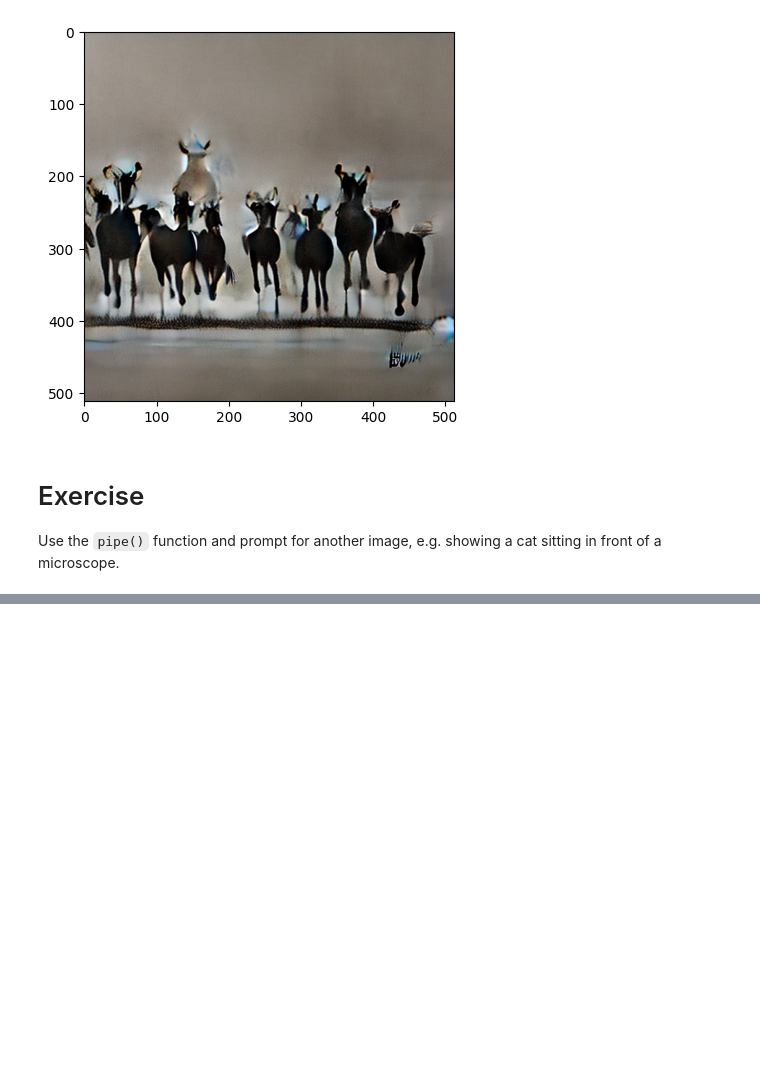
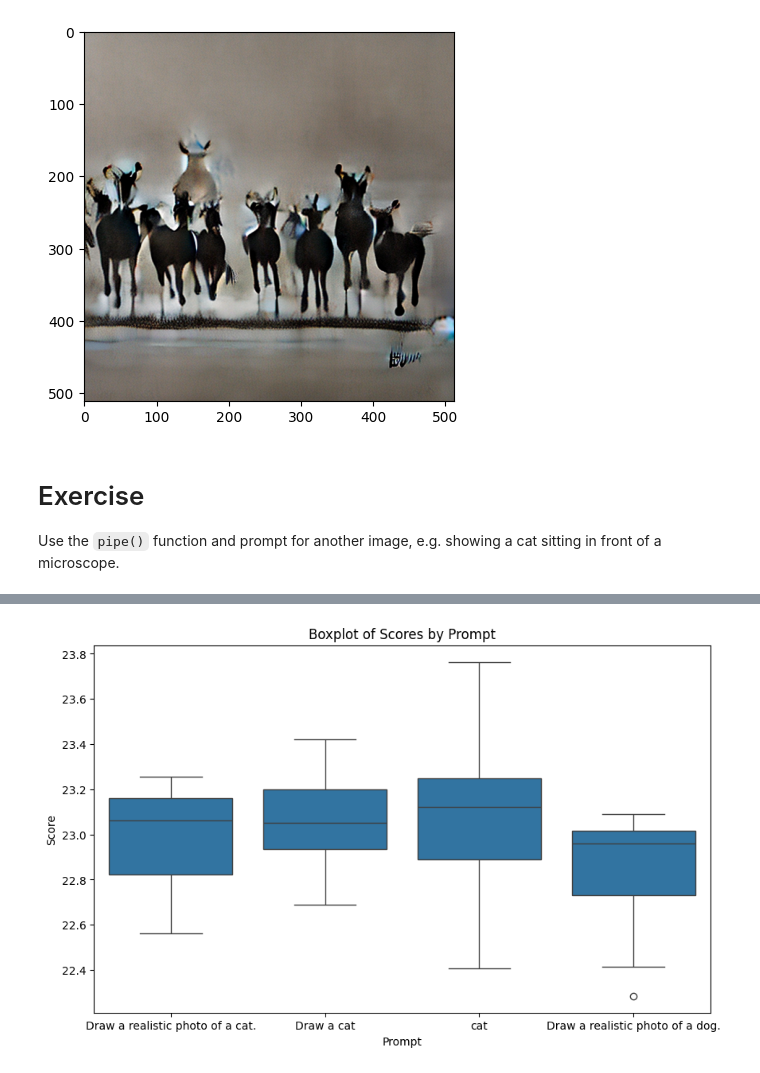
Before and after one commit to zrthxn/secretllm, a Jupyter notebook: 10-diffusion/1_stablediffusion.ipynb, the cells around one changed output, grey strips where cells are left out. Drawn from its saved outputs; the diff is of its cells as text; code cells hidden in the pictures; blank space fills up the shorter version.

```diff
--- a/10-diffusion/1_stablediffusion.ipynb
+++ b/10-diffusion/1_stablediffusion.ipynb
@@ -81,0 +138,16 @@ Use the `pipe()` function and prompt for another image, e.g. showing a cat sitti
+# %%
+num_attempts = 10
+prompts = ["Draw a realistic photo of a cat.",
+           "Draw a cat",
+           "cat",
+           "Draw a realistic photo of a dog."]
+
+data = {"prompt":[],
+        "score":[]}
+for prompt in prompts:
+    for i in range(num_attempts):
+        image = pipe(prompt).images[0]
+
+        score = metric(TF.to_tensor(np.array(image)), "cat")
+        data["score"].append(float(score.detach()))
+        data["prompt"].append(prompt)
@@ -81,0 +168,5 @@ Use the `pipe()` function and prompt for another image, e.g. showing a cat sitti
+# %%
+import pandas as pd
+
+data = pd.DataFrame(data)
+data
@@ -81,0 +191,10 @@ Use the `pipe()` function and prompt for another image, e.g. showing a cat sitti
+# %%
+# Plotting the boxplot
+plt.figure(figsize=(10, 6))
+sns.boxplot(x='prompt', y='score', data=data)
+plt.title('Boxplot of Scores by Prompt')
+plt.xlabel('Prompt')
+plt.ylabel('Score')
+plt.show()
+# %% [output]
+[figure, added]
```
Also changed, not shown: parts of 18 cells of this notebook, 4 other files.
